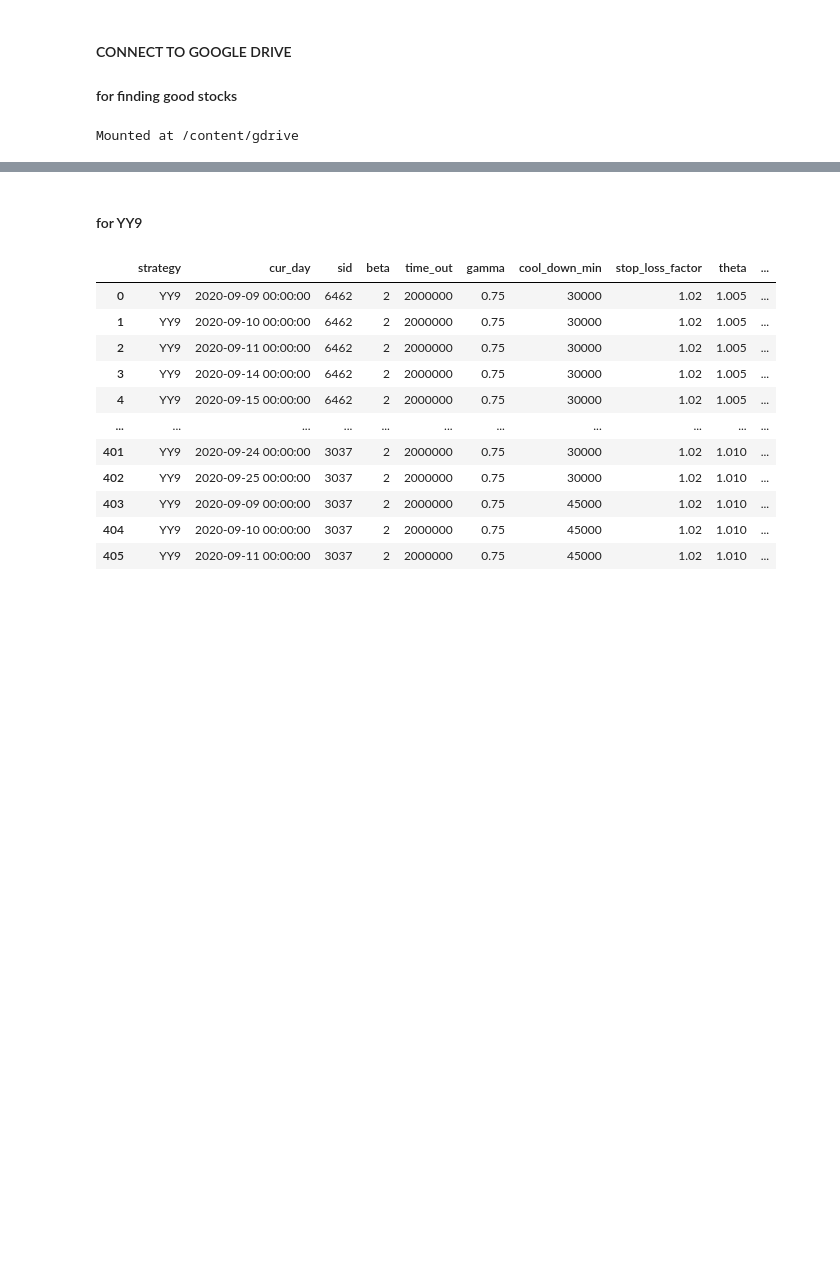
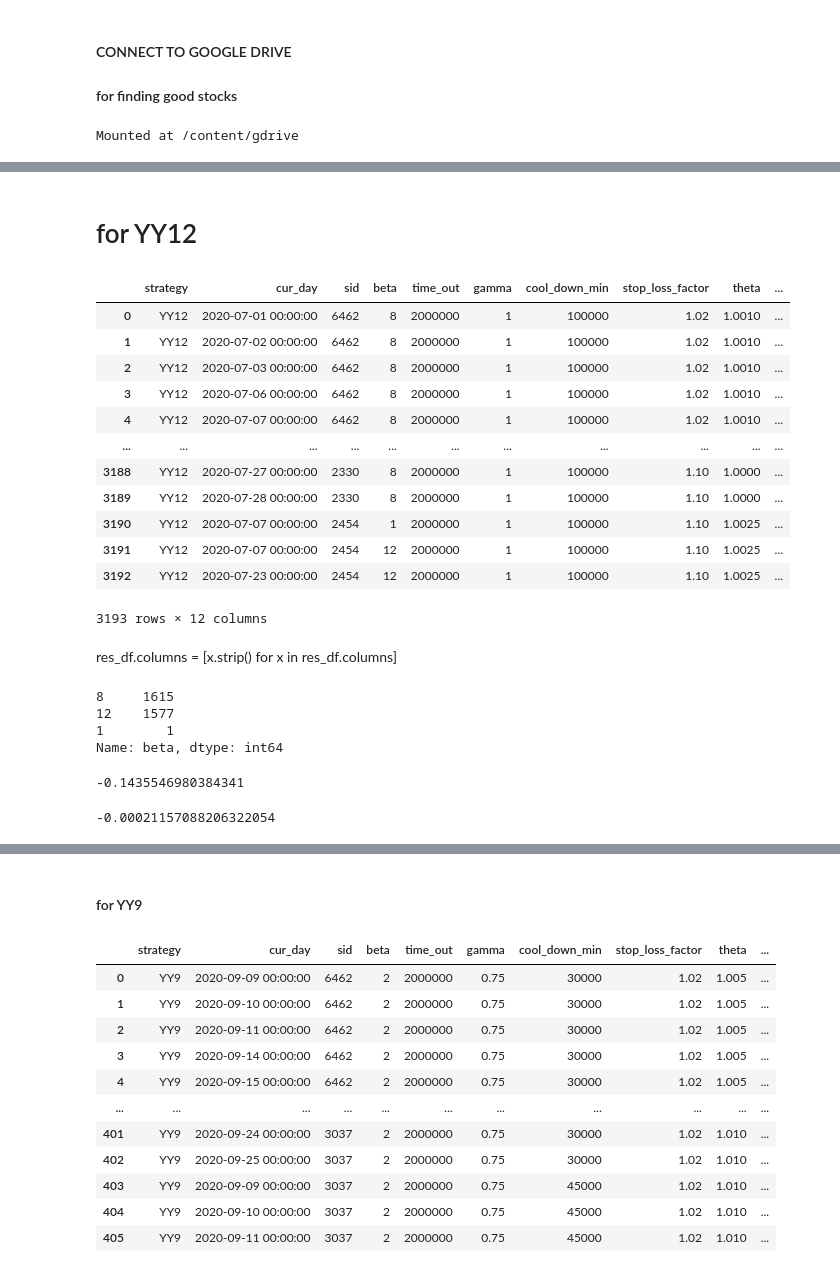
Before and after one commit to ken32293355/vsense, a Jupyter notebook: yt/analysis_result.ipynb, the cells around one changed output, grey strips where cells are left out. Drawn from its saved outputs; the diff is of its cells as text; code cells hidden in the pictures; blank space fills up the shorter version.

```diff
--- a/yt/analysis_result.ipynb
+++ b/yt/analysis_result.ipynb
@@ -87,0 +237,29 @@ sorted(return_array, key=get_return)[::-1]
+# %% [markdown]
+# for YY12
+# %%
+res_df = pd.read_csv("../result_YY12_1004.csv", names=names)
+# %%
+res_df
+# %% [output]
+|  | strategy | cur_day | sid | beta | time_out | gamma | cool_down_min | stop_loss_factor | theta | ... |
+| 0 | YY12 | 2020-07-01 00:00:00 | 6462 | 8 | 2000000 | 1 | 100000 | 1.02 | 1.0010 | ... |
+| 1 | YY12 | 2020-07-02 00:00:00 | 6462 | 8 | 2000000 | 1 | 100000 | 1.02 | 1.0010 | ... |
+| 2 | YY12 | 2020-07-03 00:00:00 | 6462 | 8 | 2000000 | 1 | 100000 | 1.02 | 1.0010 | ... |
+| 3 | YY12 | 2020-07-06 00:00:00 | 6462 | 8 | 2000000 | 1 | 100000 | 1.02 | 1.0010 | ... |
+| 4 | YY12 | 2020-07-07 00:00:00 | 6462 | 8 | 2000000 | 1 | 100000 | 1.02 | 1.0010 | ... |
+| ... | ... | ... | ... | ... | ... | ... | ... | ... | ... | ... |
+| 3188 | YY12 | 2020-07-27 00:00:00 | 2330 | 8 | 2000000 | 1 | 100000 | 1.10 | 1.0000 | ... |
+| 3189 | YY12 | 2020-07-28 00:00:00 | 2330 | 8 | 2000000 | 1 | 100000 | 1.10 | 1.0000 | ... |
+| 3190 | YY12 | 2020-07-07 00:00:00 | 2454 | 1 | 2000000 | 1 | 100000 | 1.10 | 1.0025 | ... |
+| 3191 | YY12 | 2020-07-07 00:00:00 | 2454 | 12 | 2000000 | 1 | 100000 | 1.10 | 1.0025 | ... |
+| 3192 | YY12 | 2020-07-23 00:00:00 | 2454 | 12 | 2000000 | 1 | 100000 | 1.10 | 1.0025 | ... |
+3193 rows × 12 columns
+# %% [markdown]
+res_df.columns = [x.strip() for x in res_df.columns]
+# %%
+res_df.beta.value_counts()
+# %% [output]
+8     1615
+12    1577
+1        1
+Name: beta, dtype: int64
@@ -87,0 +290,8 @@ sorted(return_array, key=get_return)[::-1]
+# %%
+np.mean(beta_1_return)
+# %% [output]
+-0.1435546980384341
+# %%
+np.mean(beta_2_return)
+# %% [output]
+-0.00021157088206322054
```
Also changed, not shown: parts of 76 cells of this notebook.
